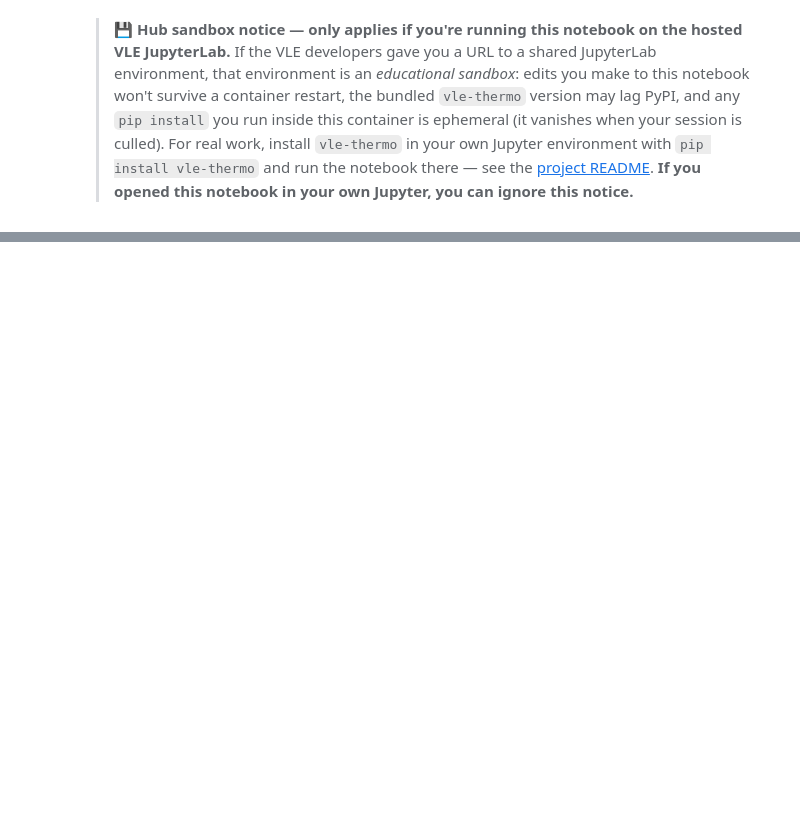
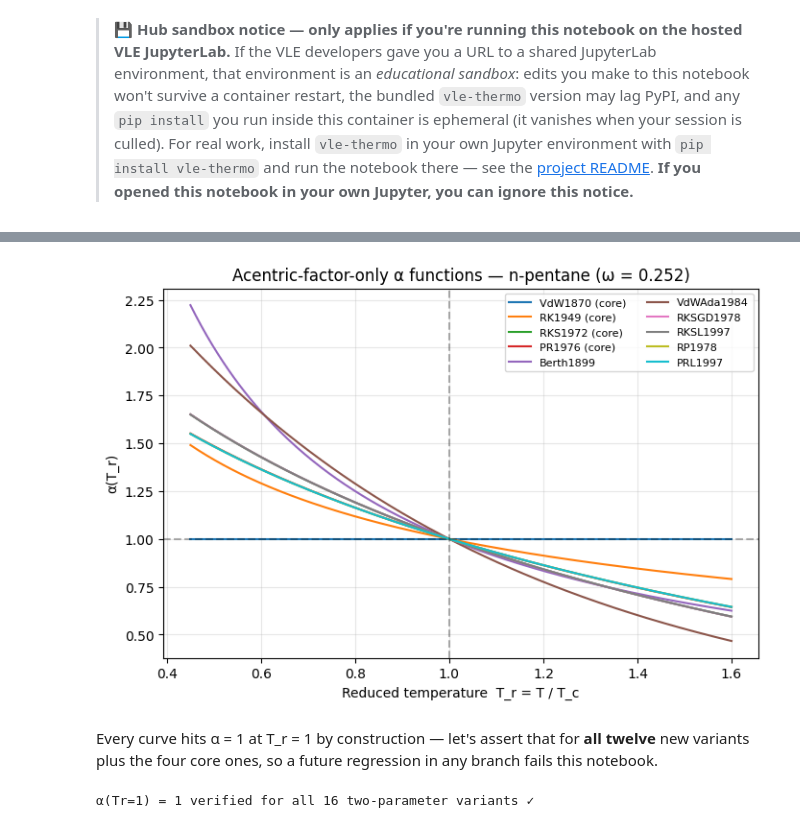
Before and after one commit to miguelju/vle, a Jupyter notebook: notebooks/02b_alpha_zoo.ipynb, the cells around one changed output, grey strips where cells are left out. Cells and saved outputs as stored; diff of their text form; code cells hidden in the pictures; blank space fills up the shorter version.

```diff
--- a/notebooks/02b_alpha_zoo.ipynb
+++ b/notebooks/02b_alpha_zoo.ipynb
@@ -48,0 +69,53 @@ The cell below calls the planned feature **through the existing engine binding**
+# %%
+OMEGA = 0.252  # n-pentane
+trs = np.linspace(0.45, 1.6, 200)
+
+omega_only = [
+    (CubicEos.VdW1870,   'VdW1870 (core)'),
+    (CubicEos.RK1949,    'RK1949 (core)'),
+    (CubicEos.RKS1972,   'RKS1972 (core)'),
+    (CubicEos.PR1976,    'PR1976 (core)'),
+    (CubicEos.Berth1899, 'Berth1899'),
+    (CubicEos.VdWAda1984,'VdWAda1984'),
+    (CubicEos.RKSGD1978, 'RKSGD1978'),
+    (CubicEos.RKSL1997,  'RKSL1997'),
+    (CubicEos.RP1978,    'RP1978'),
+    (CubicEos.PRL1997,   'PRL1997'),
+]
+
+fig, ax = plt.subplots(figsize=(8, 5))
+cmap = plt.get_cmap('tab10')
+for i, (eos, label) in enumerate(omega_only):
+    alphas = [eos_alpha(eos, float(tr), OMEGA) for tr in trs]
+    ax.plot(trs, alphas, label=label, color=cmap(i % 10))
+
+ax.axvline(1.0, color='k', alpha=0.3, ls='--')
+ax.axhline(1.0, color='k', alpha=0.3, ls='--')
+ax.set_xlabel('Reduced temperature  T_r = T / T_c')
+ax.set_ylabel('α(T_r)')
+ax.set_title('Acentric-factor-only α functions — n-pentane (ω = 0.252)')
+ax.legend(ncol=2, fontsize=8)
+ax.grid(alpha=0.3)
+plt.show()
+# %% [output]
+[figure, added]
+# %% [markdown]
+Every curve hits α = 1 at T_r = 1 by construction — let's assert that for **all twelve** new variants plus the four core ones, so a future regression in any branch fails this notebook.
+# %%
+# A synthetic polar component carrying every fitted parameter the
+# parameterized variants read. g > 1 keeps |1−Tr|^(g−1) smooth at Tr=1.
+POLAR = dict(omega=0.344, zc=0.229, m=0.45, n=0.12, g=1.5, prsv_k1=0.07)
+
+ALL_TWO_PARAM = [
+    CubicEos.VdW1870, CubicEos.RK1949, CubicEos.RKS1972, CubicEos.PR1976,
+    CubicEos.Berth1899, CubicEos.VdWAda1984, CubicEos.RKSGD1978,
+    CubicEos.RKSL1997, CubicEos.RP1978, CubicEos.PRL1997,
+    CubicEos.VdWVald1989, CubicEos.RKSmn1980, CubicEos.RKSATmn1995,
+    CubicEos.PRATmng1997, CubicEos.PRMmn1989, CubicEos.PRSV1986,
+]
+for eos in ALL_TWO_PARAM:
+    a1 = eos_alpha_ex(eos, 1.0, **POLAR)
+    assert abs(a1 - 1.0) < 1e-12, f'{eos}: α(Tr=1)={a1}'
+print(f'α(Tr=1) = 1 verified for all {len(ALL_TWO_PARAM)} two-parameter variants ✓')
+# %% [output]
+α(Tr=1) = 1 verified for all 16 two-parameter variants ✓
```
Also changed, not shown: parts of 27 cells of this notebook, 16 other files.
